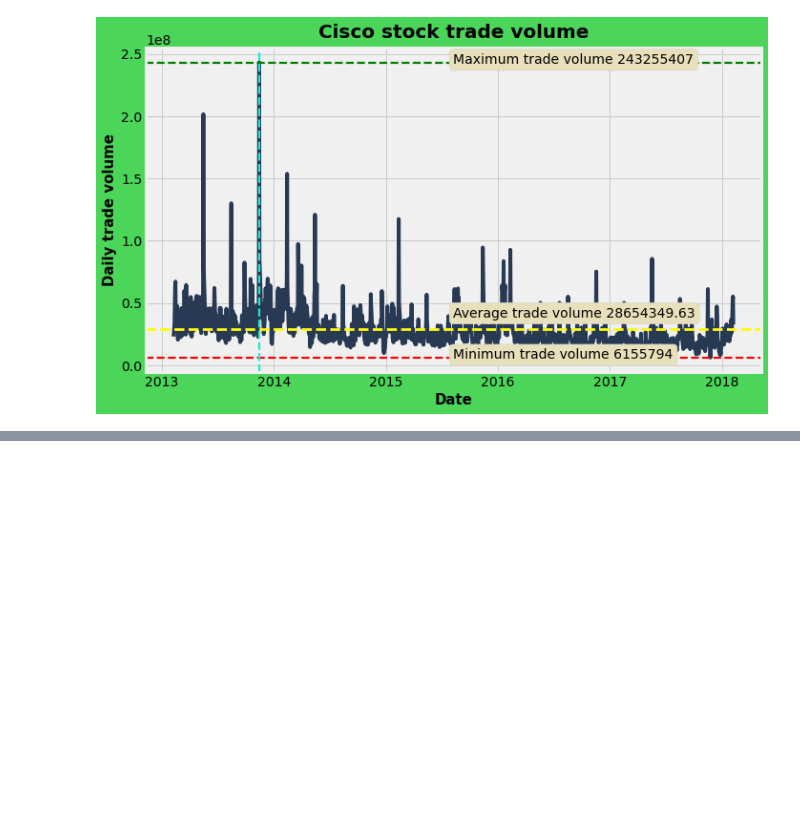
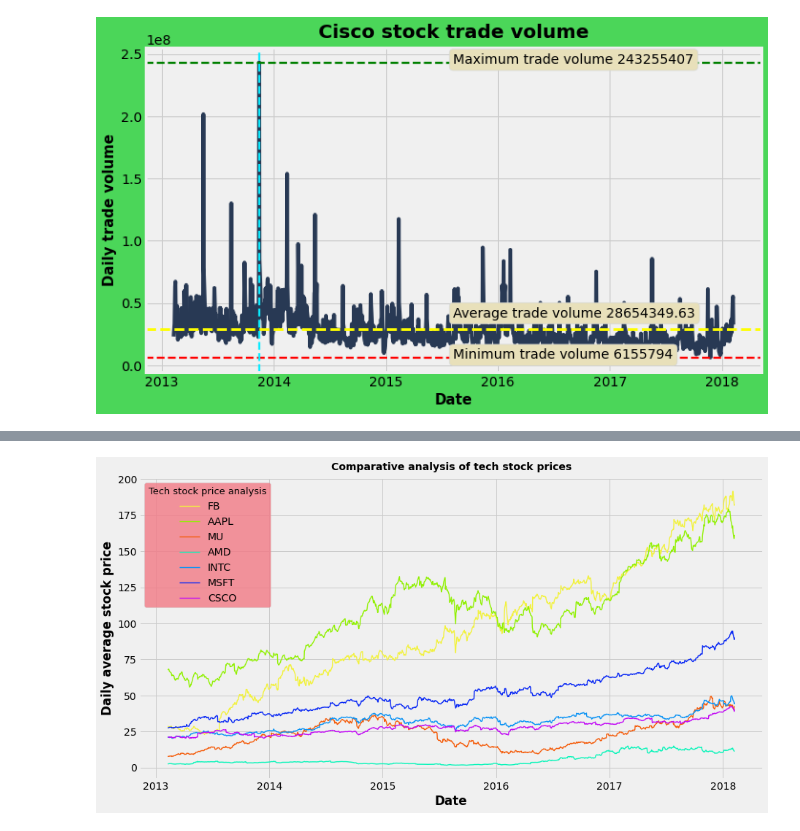
Before and after one commit to avikumart/Time-series-analysis-and-forecasting, a Jupyter notebook: timeseries-stock-price-forecasting.ipynb, the cells around one changed output, grey strips where cells are left out. Saved outputs shown, nothing was run; the diff lists cells and outputs as text; code cells hidden in the pictures; blank space fills up the shorter version.

```diff
--- a/timeseries-stock-price-forecasting.ipynb
+++ b/timeseries-stock-price-forecasting.ipynb
@@ -389,0 +401,18 @@ trade_vol(csco_df)
+# %%
+# tech stocks price comparison
+fig, ax = plt.subplots(figsize=(13,7))
+ax.plot(fb_df['date'], fb_df['daily_mean'],label='FB', color='#f2f23f', lw=1.4)
+ax.plot(aapl_df['date'], aapl_df['daily_mean'],label='AAPL', color='#92f005', lw=1.4)
+ax.plot(mu_df['date'], mu_df['daily_mean'],label='MU', color='#f55c0a', lw=1.4)
+ax.plot(amd_df['date'], amd_df['daily_mean'],label='AMD', color='#0af5ba', lw=1.4)
+ax.plot(intc_df['date'], intc_df['daily_mean'],label='INTC', color='#0a93f5', lw=1.4)
+ax.plot(msft_df['date'], msft_df['daily_mean'],label='MSFT', color='#0a29f5', lw=1.4)
+ax.plot(csco_df['date'], csco_df['daily_mean'],label='CSCO', color='#c20af5', lw=1.4)
+ax.set_title("Comparative analysis of tech stock prices")
+ax.set_xlabel("Date")
+ax.set_ylabel("Daily average stock price")
+ax.legend(facecolor='#f27985', fontsize="medium", title="Tech stock price analysis", title_fontsize=13)
+
+plt.show()
+# %% [output]
+[figure, added]
```
Also changed, not shown: parts of 13 cells of this notebook.
